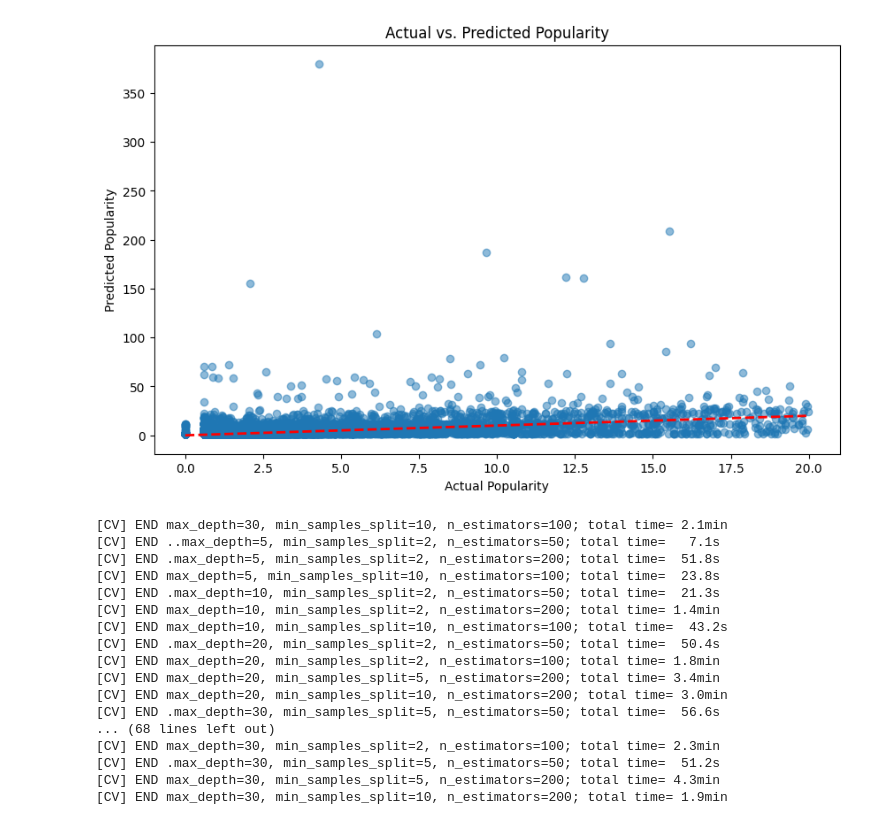
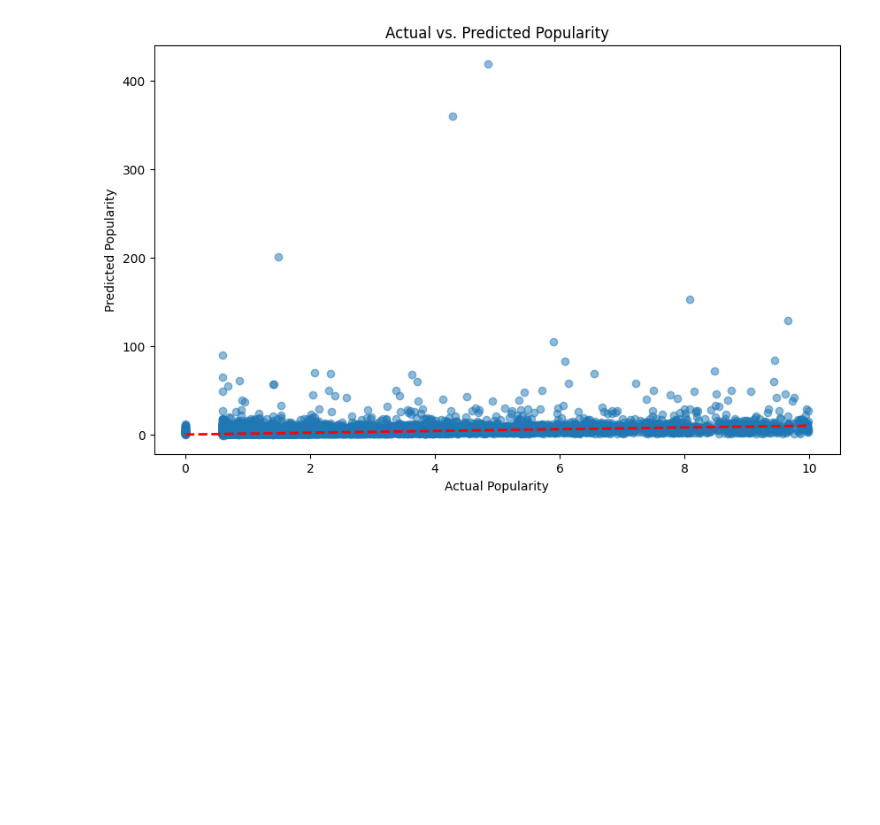
Before and after one commit to mosheharary/ds17_tv_shows, a Jupyter notebook: tv_model_selection_and_prediction.ipynb, the cells around one changed output. Cells and saved outputs as stored; diff of their text form; code cells hidden in the pictures; blank space fills up the shorter version.

```diff
--- a/tv_model_selection_and_prediction.ipynb
+++ b/tv_model_selection_and_prediction.ipynb
@@ -44,7 +44,7 @@ def evaluate_model(model, X, y):
 results = {}
 
 for name, model in tqdm(models.items()):
-    pipeline = Pipeline(steps=[('feature_selection', SelectKBest(f_regression, k=20)),
+    pipeline = Pipeline(steps=[('feature_selection', SelectKBest(f_regression, k=10)),
                                ('model', model)])
     rmse = evaluate_model(pipeline, X_train, y_train)
     results[name] = rmse
@@ -59,7 +59,7 @@ for name, rmse in results.items():
 best_model_name = min(results, key=results.get)
 best_model = models[best_model_name]
 
-best_pipeline = Pipeline(steps=[('feature_selection', SelectKBest(f_regression, k=20)),
+best_pipeline = Pipeline(steps=[('feature_selection', SelectKBest(f_regression, k=10)),
                                 ('model', best_model)])
 
 best_pipeline.fit(X_train, y_train)
@@ -175,7 +175,7 @@ param_grid = {
     'min_samples_split': [2, 5, 10]
 }
 
-rf = RandomForestRegressor(random_state=42)
+rf = GradientBoostingRegressor(random_state=42)
 grid_search = GridSearchCV(estimator=rf, param_grid=param_grid, cv=3, verbose=2)
 grid_search.fit(X_train, y_train)
 
@@ -197,7 +197,7 @@ plt.scatter(y_test, y_pred_best, alpha=0.5)
 plt.plot([y_test.min(), y_test.max()], [y_test.min(), y_test.max()], 'k--', lw=2)
 plt.xlabel('Actual')
 plt.ylabel('Predicted')
-plt.title('Best Random Forest Predictions vs Actual')
+plt.title('Best Gradient Boosting Regressor Predictions vs Actual')
 plt.show()
 # %% [output]
 Fitting 3 folds for each of 36 candidates, totalling 108 fits
@@ -221,31 +221,14 @@ Best Random Forest - MSE: 1245.398567885848, R2: 0.1262067243443351
 # %%
-y_test_less = y_test[y_test < 20]
-y_pred_less = y_pred_best[y_test < 20]
+y_test_less = y_test[y_test < 10]
+y_pred_less = y_pred_best[y_test < 10]
 
 # Plot actual vs predicted values
 plt.figure(figsize=(10, 6))
 plt.scatter(y_test_less, y_pred_less, alpha=0.5)
 plt.plot([y_test_less.min(), y_test_less.max()], [y_test_less.min(), y_test_less.max()], 'r--', lw=2)
 plt.xlabel('Actual Popularity')
 plt.ylabel('Predicted Popularity')
 plt.title('Actual vs. Predicted Popularity')
 plt.show()
 # %% [output]
-[figure, old version]
+[figure, new version]
-[CV] END max_depth=30, min_samples_split=10, n_estimators=100; total time= 2.1min
-[CV] END ..max_depth=5, min_samples_split=2, n_estimators=50; total time=   7.1s
-[CV] END .max_depth=5, min_samples_split=2, n_estimators=200; total time=  51.8s
-[CV] END max_depth=5, min_samples_split=10, n_estimators=100; total time=  23.8s
-[CV] END .max_depth=10, min_samples_split=2, n_estimators=50; total time=  21.3s
-[CV] END max_depth=10, min_samples_split=2, n_estimators=200; total time= 1.4min
-[CV] END max_depth=10, min_samples_split=10, n_estimators=100; total time=  43.2s
-[CV] END .max_depth=20, min_samples_split=2, n_estimators=50; total time=  50.4s
-[CV] END max_depth=20, min_samples_split=2, n_estimators=100; total time= 1.8min
-[CV] END max_depth=20, min_samples_split=5, n_estimators=200; total time= 3.4min
-[CV] END max_depth=20, min_samples_split=10, n_estimators=200; total time= 3.0min
-[CV] END .max_depth=30, min_samples_split=5, n_estimators=50; total time=  56.6s
-... (68 lines left out)
-[CV] END max_depth=30, min_samples_split=2, n_estimators=100; total time= 2.3min
-[CV] END .max_depth=30, min_samples_split=5, n_estimators=50; total time=  51.2s
-[CV] END max_depth=30, min_samples_split=5, n_estimators=200; total time= 4.3min
-[CV] END max_depth=30, min_samples_split=10, n_estimators=200; total time= 1.9min
```
Also changed, not shown: parts of 3 cells of this notebook, 1 other file.
